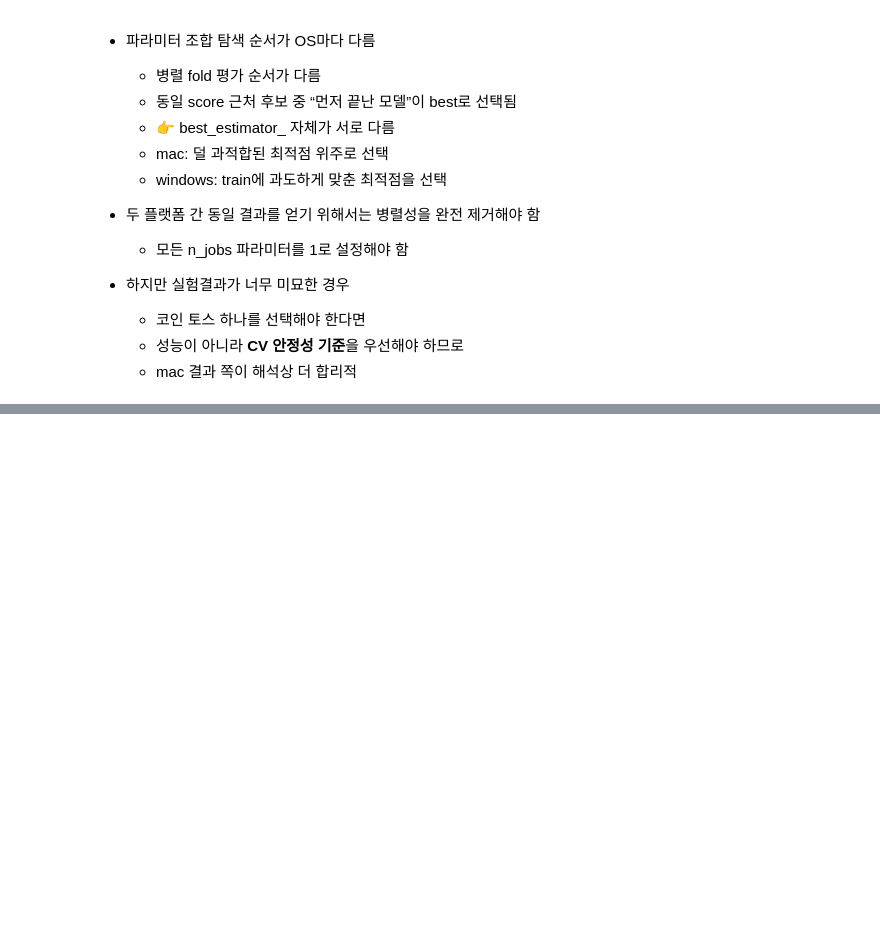
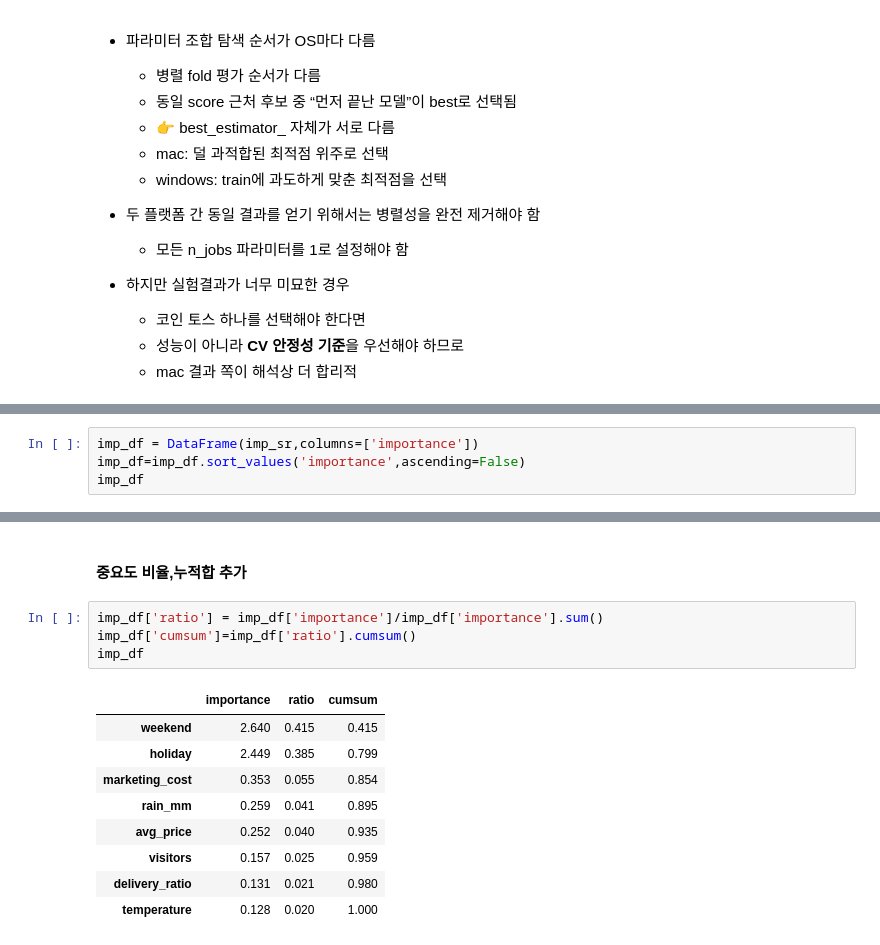
Before and after one commit to BoheeJeong/Machine_learning, a Jupyter notebook: [LAB 08] 지도학습_예측_앙상블/05.XGBoost.ipynb, the cells around one changed output, grey strips where cells are left out. Cells and saved outputs as stored; diff of their text form; blank space fills up the shorter version.

```diff
--- a/[LAB 08] 지도학습_예측_앙상블/05.XGBoost.ipynb
+++ b/[LAB 08] 지도학습_예측_앙상블/05.XGBoost.ipynb
@@ -669,0 +744,4 @@ Wall time: 1min 41s
+# %%
+imp_df = DataFrame(imp_sr,columns=['importance'])
+imp_df=imp_df.sort_values('importance',ascending=False)
+imp_df
@@ -669,0 +758,16 @@ Wall time: 1min 41s
+# %% [markdown]
+#### 중요도 비율,누적합 추가
+# %%
+imp_df['ratio'] = imp_df['importance']/imp_df['importance'].sum()
+imp_df['cumsum']=imp_df['ratio'].cumsum()
+imp_df
+# %% [output]
+|  | importance | ratio | cumsum |
+| weekend | 2.640 | 0.415 | 0.415 |
+| holiday | 2.449 | 0.385 | 0.799 |
+| marketing_cost | 0.353 | 0.055 | 0.854 |
+| rain_mm | 0.259 | 0.041 | 0.895 |
+| avg_price | 0.252 | 0.040 | 0.935 |
+| visitors | 0.157 | 0.025 | 0.959 |
+| delivery_ratio | 0.131 | 0.021 | 0.980 |
+| temperature | 0.128 | 0.020 | 1.000 |
```
Also changed, not shown: parts of 18 cells of this notebook, 18 other files.
